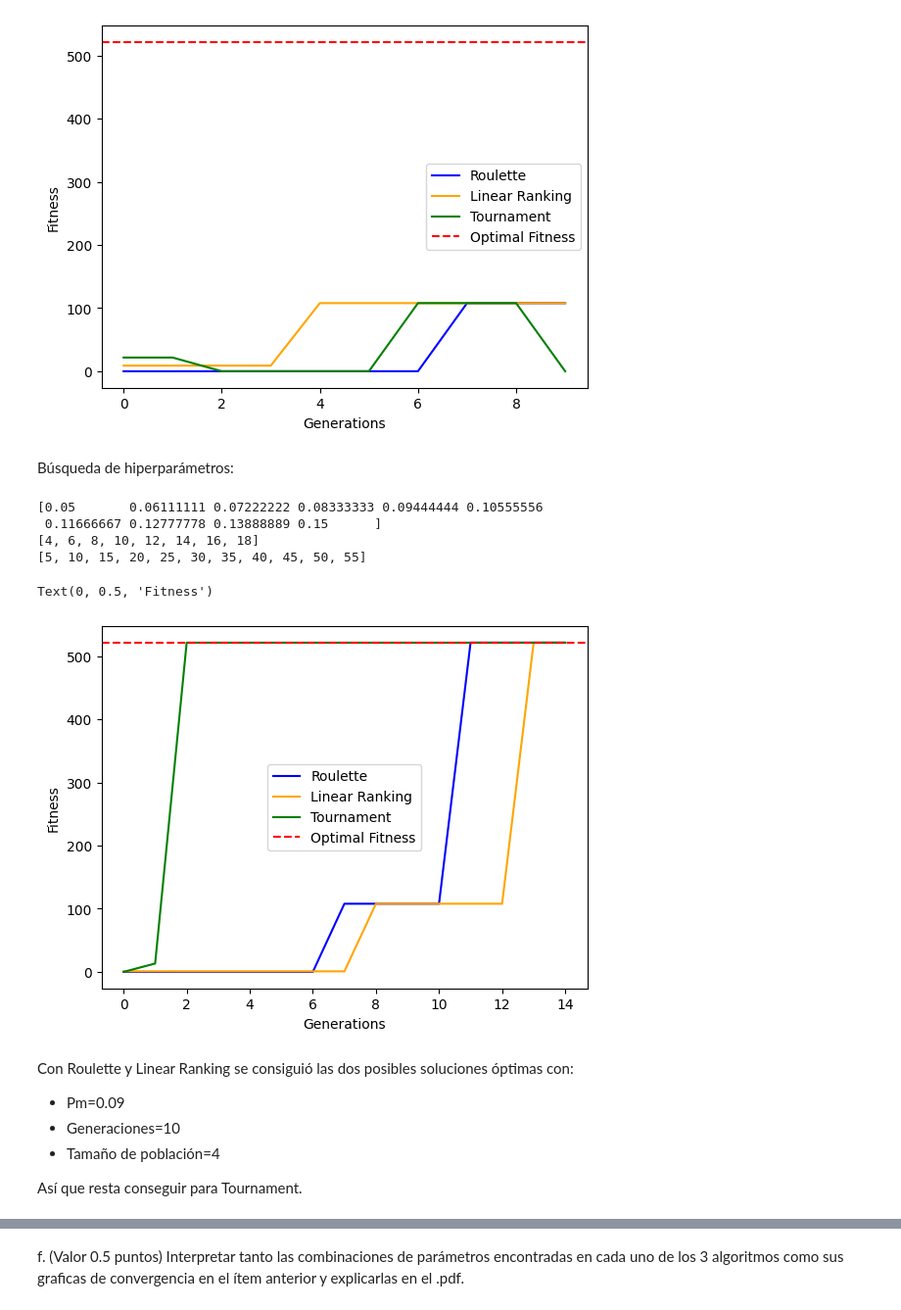
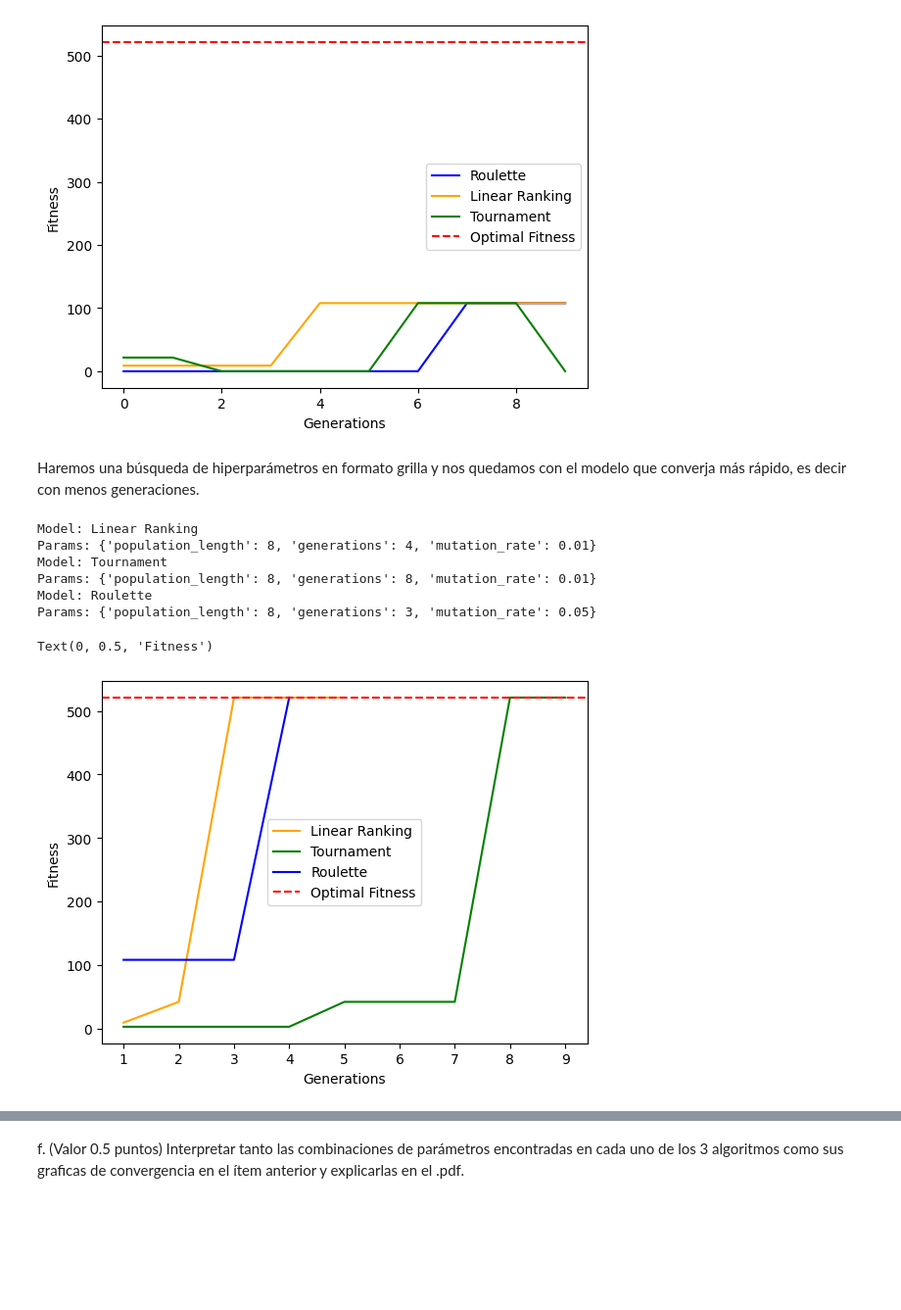
Before and after one commit to gx-ceia-tps/evolutionary-algorithms, a Jupyter notebook: ea-tp1/tp1.ipynb, the cells around one changed output, grey strips where cells are left out. Shown at 98% size. Cells and saved outputs as stored; diff of their text form; code cells hidden in the pictures; blank space fills up the shorter version.

```diff
--- a/ea-tp1/tp1.ipynb
+++ b/ea-tp1/tp1.ipynb
@@ -84,10 +84,9 @@ import pandas as pd
 import math
 
 executions = 30
+
 x_max = 31
 x_min = -31
-crossover_rate = 0.85
-mutation_rate = 0.09
 
 decimal_places = 1 # .1
 bits = math.ceil(np.log2((x_max-x_min) * (10**decimal_places)))
@@ -95,16 +94,15 @@ bits = math.ceil(np.log2((x_max-x_min) * (10**decimal_places)))
 df_roulette = pd.DataFrame()
 
 original_common_params = {
-    "generations": 10,
     "chromosome_length": bits,
-    "population_length": 4,
     "maximize": False,
     "target_fn": lambda x:x**2,
-    "crossover_rate": crossover_rate,
     "x_min": x_min,
     "x_max": x_max,
-    "mutation_rate":mutation_rate,
-    "epsilon": 1e-3
+    "crossover_rate": 0.85,
+    "mutation_rate": 0.09,
+    "population_length": 4,
+    "generations": 10,
 }
 
 original_roulette_params = {
@@ -120,4 +118,4 @@ for run in range(executions):
     row = {"run": run, "best chromosome": chromosome,  "best solution": best, "fitness": fitness}
     df_roulette = pd.concat([df_roulette, pd.DataFrame([row])], ignore_index=True)
 
-display(df_roulette)
+# display(df_roulette)
@@ -294,52 +266,75 @@ plt.ylabel('Fitness')
 Text(0, 0.5, 'Fitness')
 [figure]
 # %% [markdown]
-Búsqueda de hiperparámetros:
+Haremos una búsqueda de hiperparámetros en formato grilla y nos quedamos con el modelo que converja más rápido, es decir con menos generaciones.
 # %%
 
-pms = np.linspace(start=0.05, stop=0.15, num=10) # pms chicos
-population_sizes = list(range(4,20,2))
-generations_num = list(range(5,60,5))
+pms = [0.01, 0.05,0.10] # pms chicos
+population_sizes = range(4,10,2)
+generations_num = range(1,20)
 
-print(pms)
-print(population_sizes)
-print(generations_num)
 found_optimal = {}
 
 for pm in pms:
     for p_size in population_sizes:
         for generation_num in generations_num:
             random.seed(31)
             for model, params, color in zip(models, original_params, colors):
                 new_params = {
                     **params,
                     "population_length": p_size,
                     "generations": generation_num,
                     "mutation_rate": pm
                 }
                 ea = model(**new_params)
                 if ea.model_name not in found_optimal:
                     best_chromosome = ea.execute()
                     if ea.fitness(best_chromosome) == best_possible:
                         y_axis = list(map(ea.fitness, ea.generation_best))
-                        plt.plot(y_axis, color=color, label=ea.model_name)
-                        found_optimal[ea.model_name] = True
+                        found_optimal[ea.model_name] = {
+                            "population_length": p_size,
+                            "generations": generation_num,
+                            "mutation_rate": pm,
+                            "y_axis": y_axis,
+                            "color": color,
+                            "label": ea.model_name
+                        }
+                else:
+                    best_chromosome = ea.execute()
+                    if ea.fitness(best_chromosome) == best_possible:
+                        previous_generations = found_optimal[ea.model_name]["generations"]
+                        if generation_num < previous_generations:
+                            y_axis = list(map(ea.fitness, ea.generation_best))
+                            found_optimal[ea.model_name] = {
+                                "population_length": p_size,
+                                "generations": generation_num,
+                                "mutation_rate": pm,
+                                "y_axis": y_axis,
+                                "color": color,
+                                "label": ea.model_name
+                            }
+
+
+
+for key,value in found_optimal.items():
+    print('Model:', key)
+    plt.plot(range(1, 1+ len(value["y_axis"])),value["y_axis"], color=value["color"], label=value["label"])
+    print('Params:', {
+        "population_length": value["population_length"],
+        "generations": value["generations"]-1,
+        "mutation_rate": value["mutation_rate"],
+    })
 
 plt.axhline(y=best_possible, linestyle='--', color='red', label='Optimal Fitness')
 plt.legend()
 plt.xlabel('Generations')
 plt.ylabel('Fitness')
 # %% [output]
-[0.05       0.06111111 0.07222222 0.08333333 0.09444444 0.10555556
- 0.11666667 0.12777778 0.13888889 0.15      ]
-[4, 6, 8, 10, 12, 14, 16, 18]
-[5, 10, 15, 20, 25, 30, 35, 40, 45, 50, 55]
+Model: Linear Ranking
+Params: {'population_length': 8, 'generations': 4, 'mutation_rate': 0.01}
+Model: Tournament
+Params: {'population_length': 8, 'generations': 8, 'mutation_rate': 0.01}
+Model: Roulette
+Params: {'population_length': 8, 'generations': 3, 'mutation_rate': 0.05}
 Text(0, 0.5, 'Fitness')
-[figure, old version]
+[figure, new version]
-# %% [markdown]
-Con Roulette y Linear Ranking se consiguió las dos posibles soluciones óptimas con:
-- Pm=0.09
-- Generaciones=10
-- Tamaño de población=4
-
-Así que resta conseguir para Tournament.
```
Also changed, not shown: parts of 18 cells of this notebook, 1 other file.
